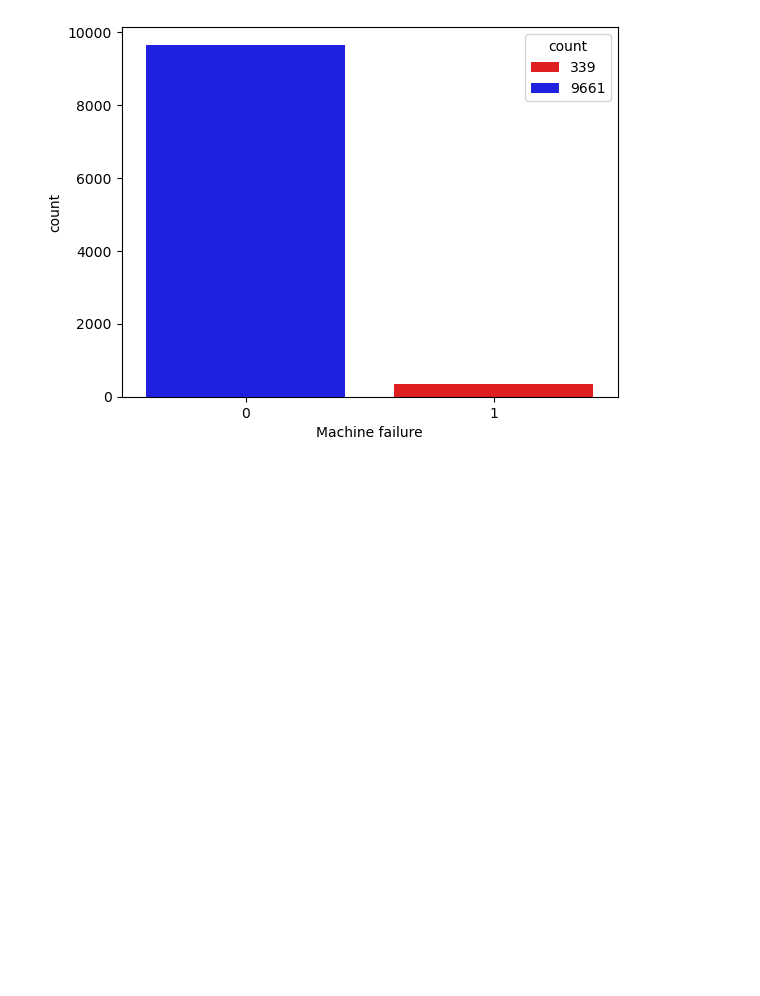
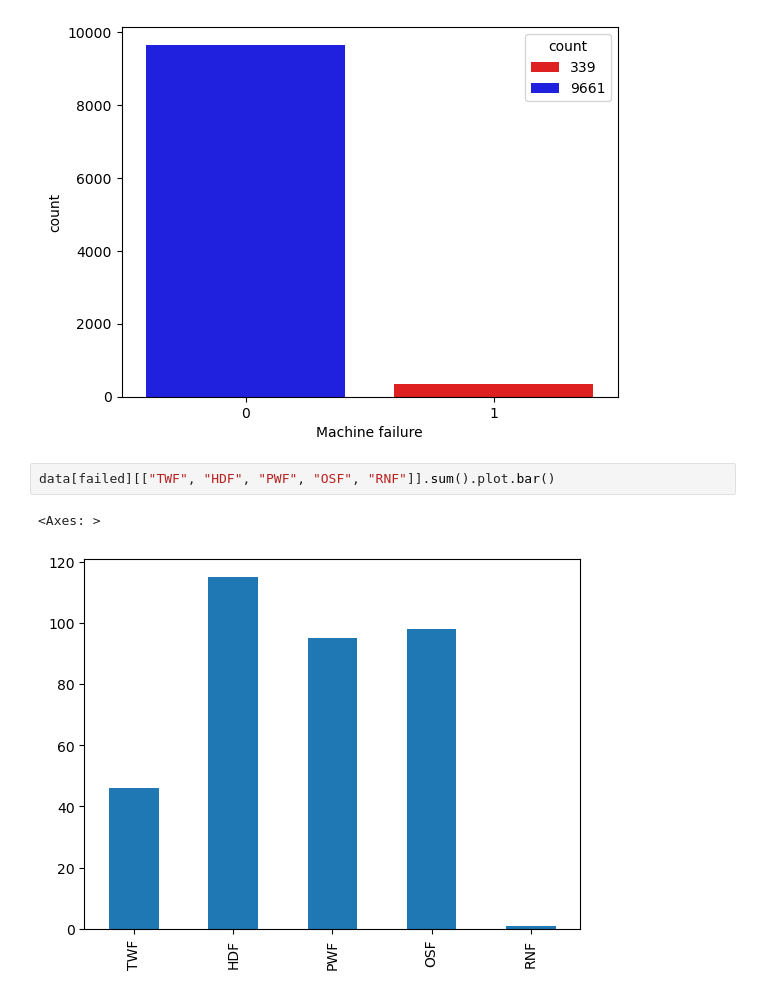
Before and after one commit to CTWills/capstone_predictive_maintenance, a Jupyter notebook: notebooks/eda_1.ipynb, the cells around one changed output. Drawn from its saved outputs; the diff is of its cells as text; blank space fills up the shorter version.

```diff
--- a/notebooks/eda_1.ipynb
+++ b/notebooks/eda_1.ipynb
@@ -170,3 +175,8 @@ sns.barplot(data=failures, x="Machine failure", y="count", legend="full", hue="c
 # %% [output]
 <Axes: xlabel='Machine failure', ylabel='count'>
 [figure]
+# %%
+data[failed][["TWF", "HDF", "PWF", "OSF", "RNF"]].sum().plot.bar()
+# %% [output]
+<Axes: >
+[figure, added]
```
Also changed, not shown: parts of 2 cells of this notebook, 2 other files.
